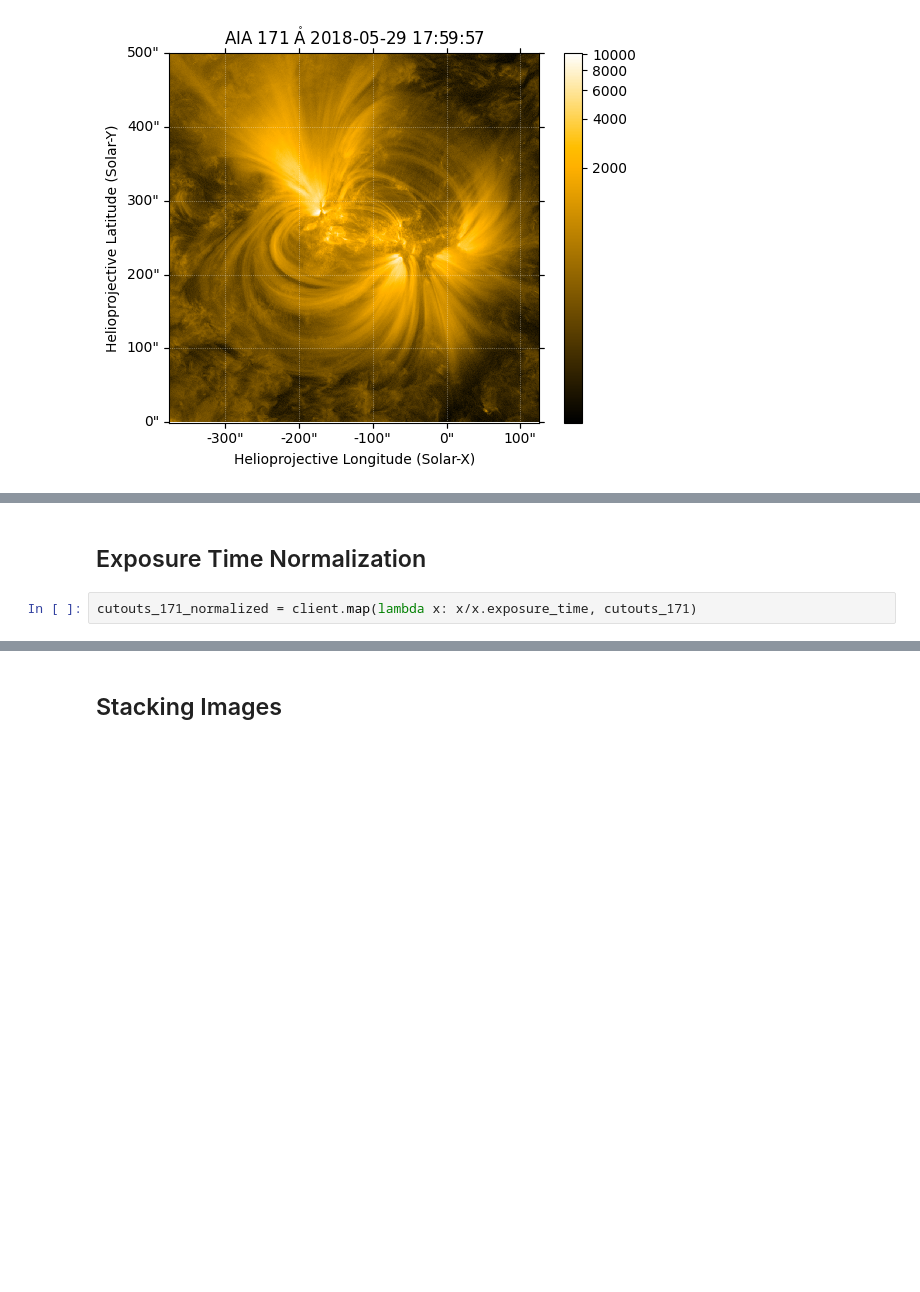
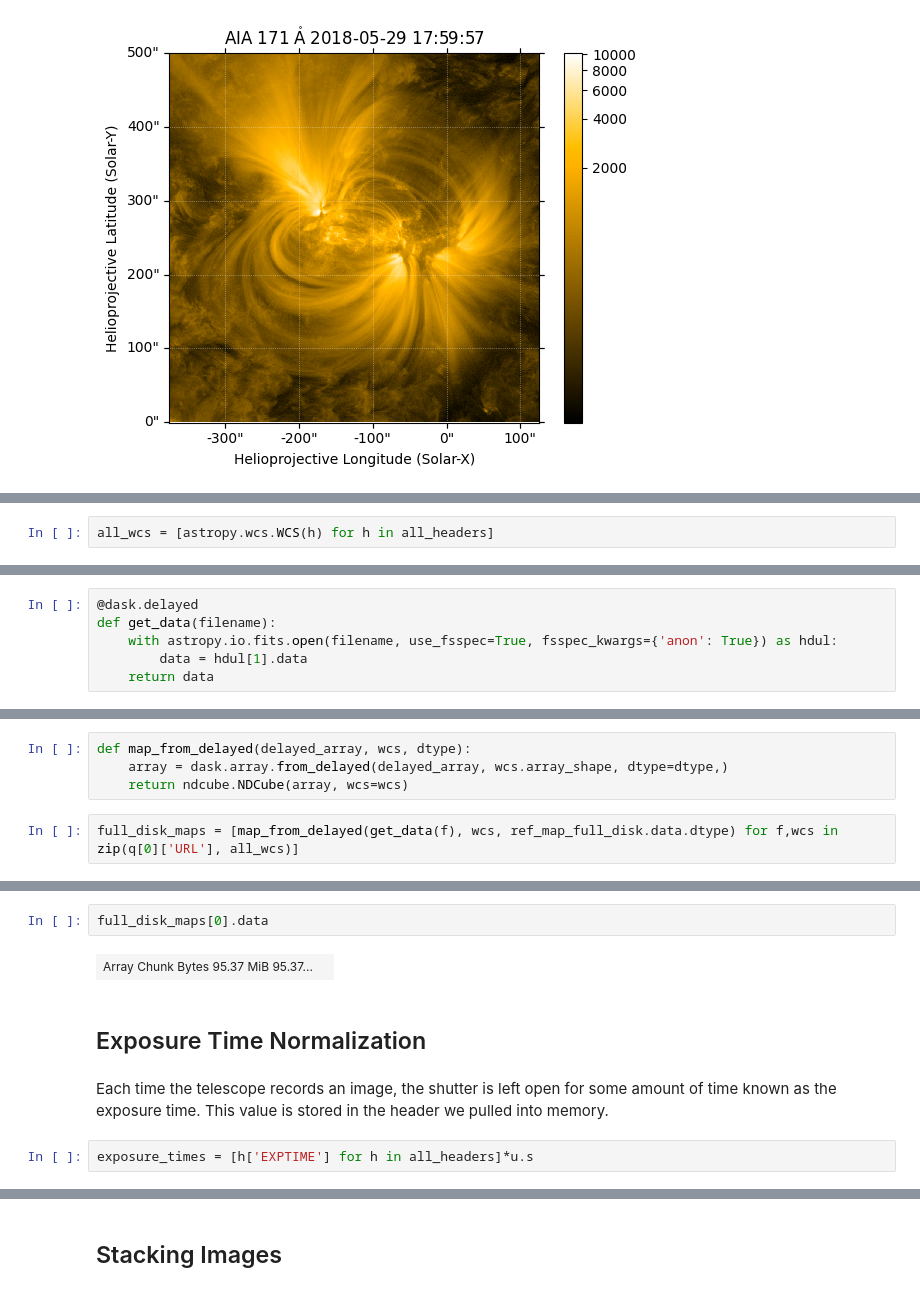
Before and after one commit to wtbarnes/scipy-2023-talk, a Jupyter notebook: sunpy-dask-demo.ipynb, the cells around one changed output, grey strips where cells are left out. Cells and saved outputs as stored; diff of their text form; blank space fills up the shorter version.

```diff
--- a/sunpy-dask-demo.ipynb
+++ b/sunpy-dask-demo.ipynb
@@ -234,0 +164,2 @@ time_171 = (time_171 - time_start).to('s')
+# %%
+all_wcs = [astropy.wcs.WCS(h) for h in all_headers]
@@ -234,0 +190,6 @@ time_171 = (time_171 - time_start).to('s')
+# %%
+@dask.delayed
+def get_data(filename):
+    with astropy.io.fits.open(filename, use_fsspec=True, fsspec_kwargs={'anon': True}) as hdul:
+        data = hdul[1].data
+    return data
@@ -234,0 +198,6 @@ time_171 = (time_171 - time_start).to('s')
+# %%
+def map_from_delayed(delayed_array, wcs, dtype):
+    array = dask.array.from_delayed(delayed_array, wcs.array_shape, dtype=dtype,)
+    return ndcube.NDCube(array, wcs=wcs)
+# %%
+full_disk_maps = [map_from_delayed(get_data(f), wcs, ref_map_full_disk.data.dtype) for f,wcs in zip(q[0]['URL'], all_wcs)]
@@ -235,4 +214,11 @@ time_171 = (time_171 - time_start).to('s')
+# %%
+full_disk_maps[0].data
+# %% [output]
+| Array Chunk Bytes 95.37 MiB 95.37... |  |
 # %% [markdown]
 ## Exposure Time Normalization
-# %%
-cutouts_171_normalized = client.map(lambda x: x/x.exposure_time, cutouts_171)
+# %% [markdown]
+Each time the telescope records an image, the shutter is left open for some amount of time known as the exposure time.
+This value is stored in the header we pulled into memory.
+# %%
+exposure_times = [h['EXPTIME'] for h in all_headers]*u.s
```
Also changed, not shown: parts of 65 cells of this notebook.
